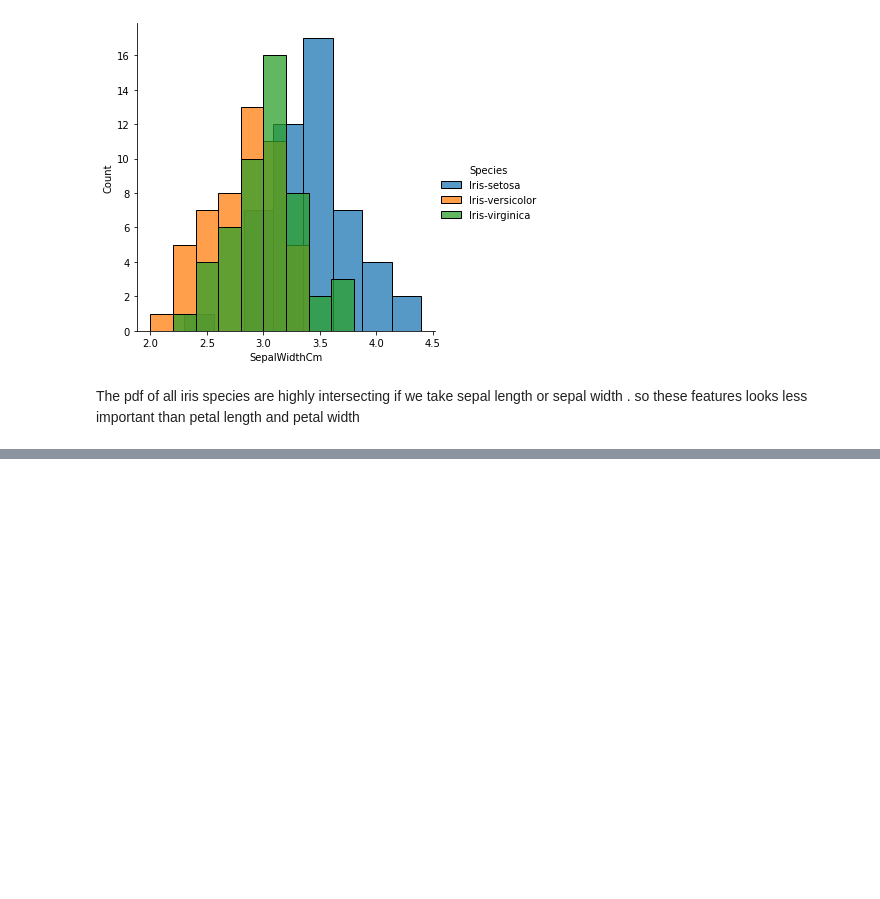
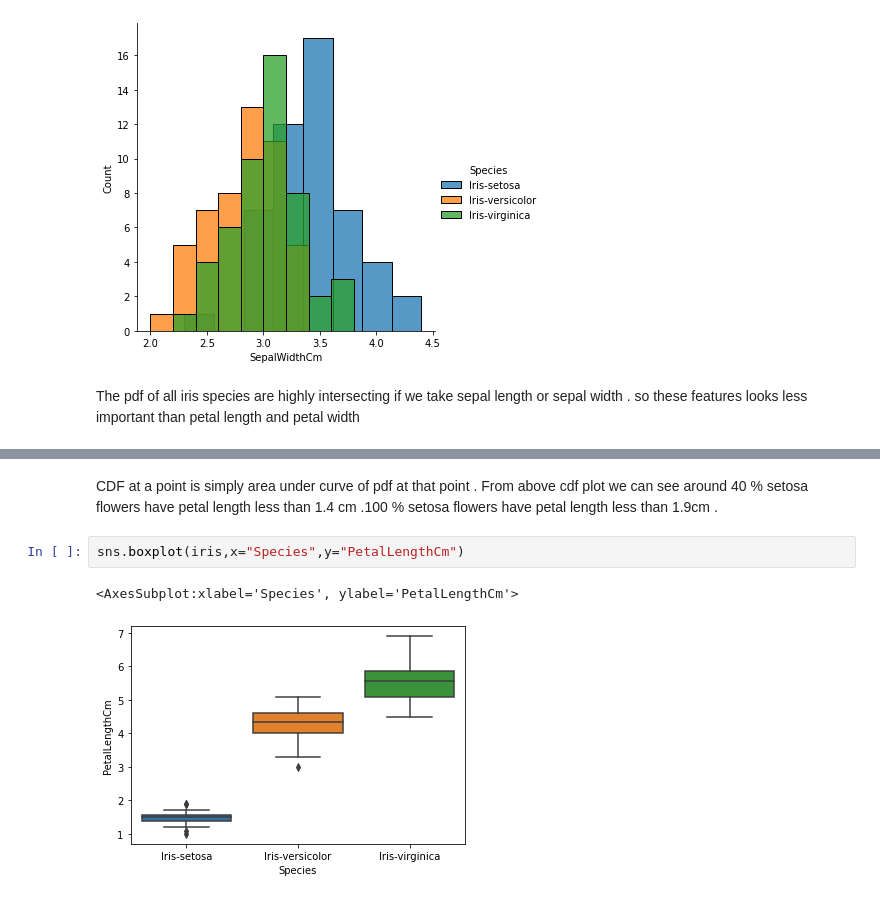
Before and after one commit to pranzalkhadka/ExploratoryDataAnalysis, a Jupyter notebook: EDA.ipynb, the cells around one changed output, grey strips where cells are left out. Cells and saved outputs as stored; diff of their text form; blank space fills up the shorter version.

```diff
--- a/EDA.ipynb
+++ b/EDA.ipynb
@@ -84,0 +135,7 @@ The pdf of all iris species are highly intersecting if we take sepal length or s
+# %% [markdown]
+CDF at a point is simply area under curve of pdf at that point . From above cdf  plot we can see around 40 % setosa flowers have petal length less than 1.4 cm .100 % setosa flowers have petal length less than 1.9cm .
+# %%
+sns.boxplot(iris,x="Species",y="PetalLengthCm")
+# %% [output]
+<AxesSubplot:xlabel='Species', ylabel='PetalLengthCm'>
+[figure, added]
```
Also changed, not shown: parts of 13 cells of this notebook.
